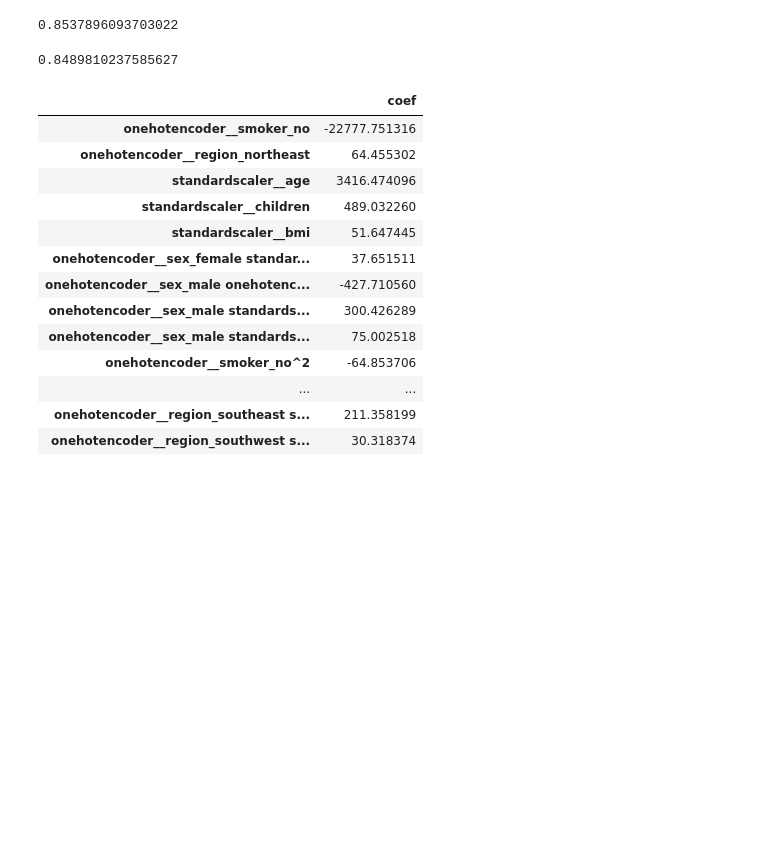
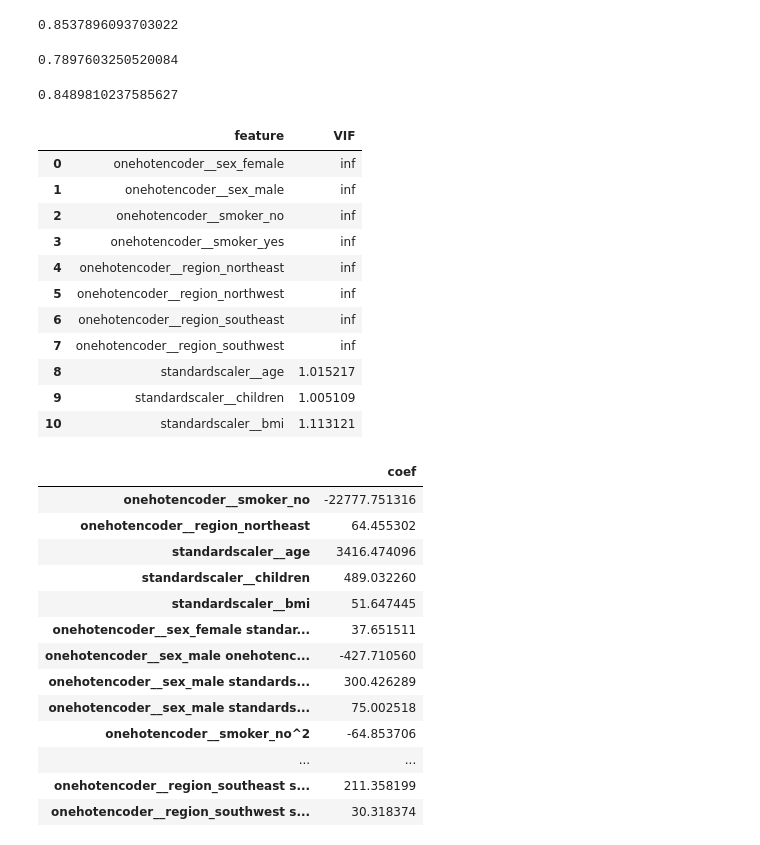
Before and after one commit to EliasMez/assurance, a Jupyter notebook: modelisation.ipynb, the cells around one changed output. Saved outputs shown, nothing was run; the diff lists cells and outputs as text; code cells hidden in the pictures; blank space fills up the shorter version.

```diff
--- a/modelisation.ipynb
+++ b/modelisation.ipynb
@@ -238,7 +256,7 @@ best_cross_val(lr_model, X_train_res, y_train_res)
 # %% [markdown]
 ### Entrainement
 # %%
-elastic_model = make_pipeline(transformer,PolynomialFeatures(),ElasticNet(random_state=42 ))
+elastic_model = make_pipeline(transformer,PolynomialFeatures(2),ElasticNet(random_state=42 ))
 elastic_model.fit(X_train, y_train)
 # %% [output]
 Pipeline(steps=[('columntransformer',
@@ -299,12 +325,43 @@ plt.show()
 best_model.score(X_train,y_train)
 # %% [output]
 0.8537896093703022
+# %%
+best_model.score(X_test,y_test)
+# %% [output]
+0.7897603250520084
 # %%
 grid.fit(X_train, y_train)
 best_model= grid.best_estimator_
 grid.best_score_
 # %% [output]
 0.8489810237585627
+# %%
+one_hot_array= transformer.transform(X_train)
+one_hot_columns= transformer.get_feature_names_out()
+one_hot_df= pd.DataFrame(one_hot_array).set_index(y_train.index)
+one_hot_df.columns = X_cook_columns
+
+# VIF dataframe
+vif_data = pd.DataFrame()
+vif_data["feature"] = one_hot_columns
+
+# calculating VIF for each feature
+vif_data["VIF"] = [vif(one_hot_df, i) for i in range(len(one_hot_columns))]
+
+vif_data
+# %% [output]
+|  | feature | VIF |
+| 0 | onehotencoder__sex_female | inf |
+| 1 | onehotencoder__sex_male | inf |
+| 2 | onehotencoder__smoker_no | inf |
+| 3 | onehotencoder__smoker_yes | inf |
+| 4 | onehotencoder__region_northeast | inf |
+| 5 | onehotencoder__region_northwest | inf |
+| 6 | onehotencoder__region_southeast | inf |
+| 7 | onehotencoder__region_southwest | inf |
+| 8 | standardscaler__age | 1.015217 |
+| 9 | standardscaler__children | 1.005109 |
+| 10 | standardscaler__bmi | 1.113121 |
 # %%
 best_model[0].get_feature_names_out()
 coef = best_model[-1].coef_
```
Also changed, not shown: parts of 18 cells of this notebook, 2 other files.
